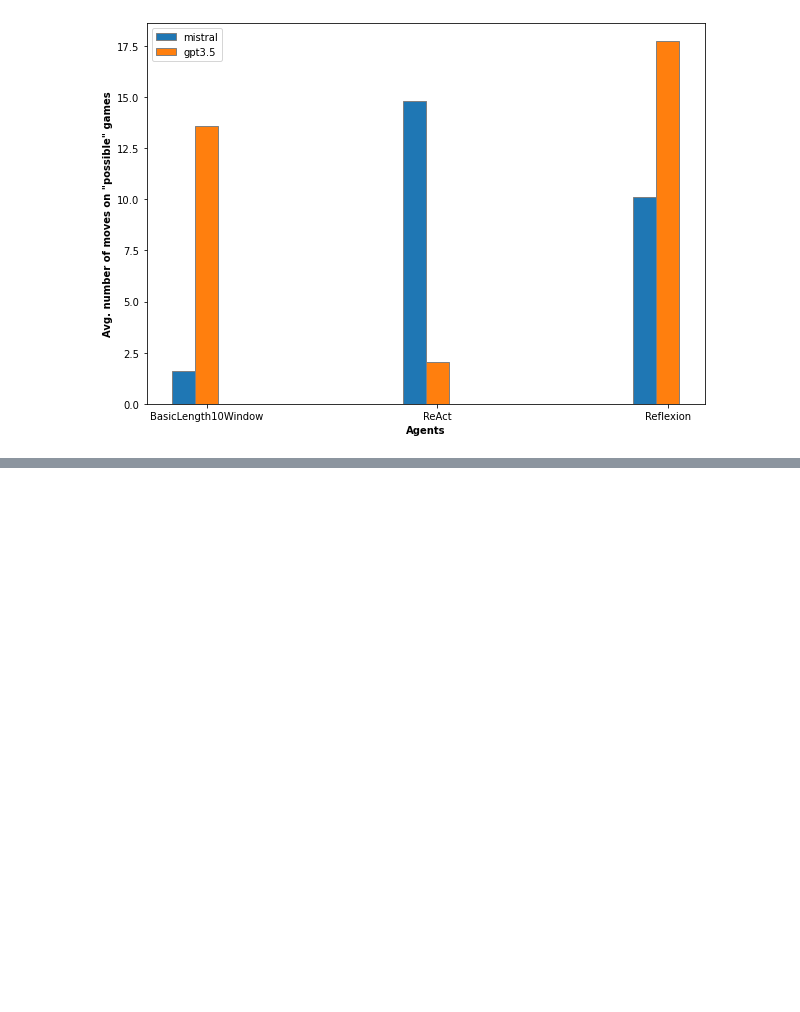
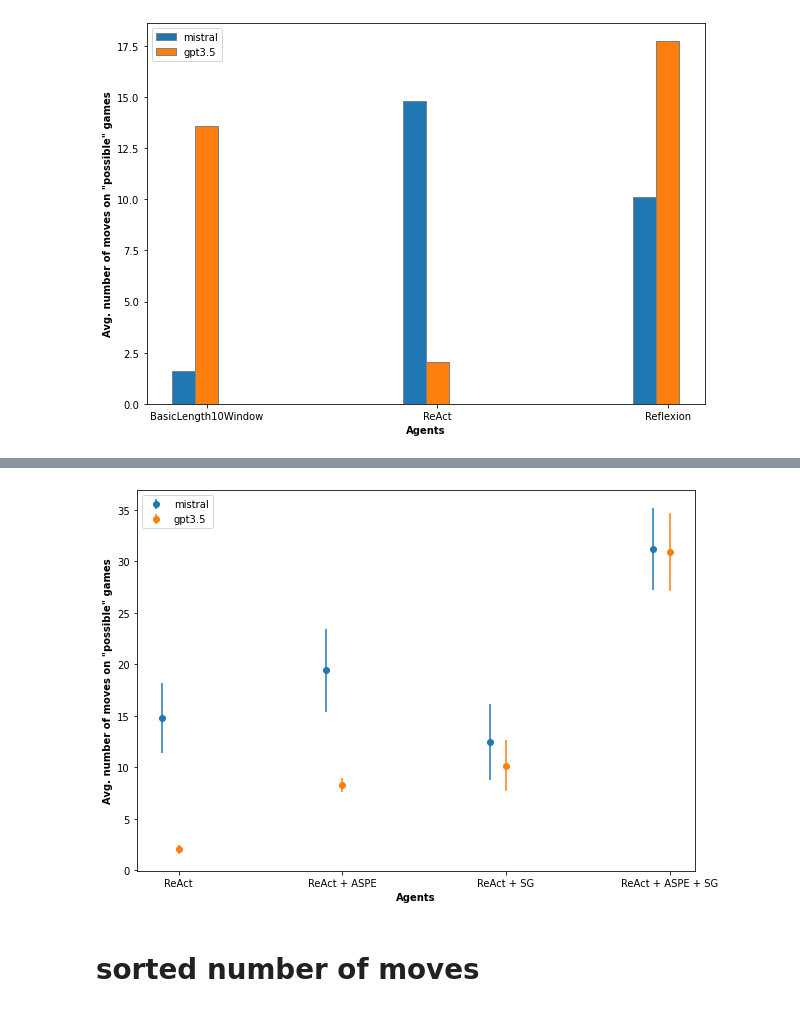
Before and after one commit to caenopy/if-agents, a Jupyter notebook: visualization/viz.ipynb, the cells around one changed output, grey strips where cells are left out. Saved outputs shown, nothing was run; the diff lists cells and outputs as text; code cells hidden in the pictures; blank space fills up the shorter version.

```diff
--- a/visualization/viz.ipynb
+++ b/visualization/viz.ipynb
@@ -374,0 +563,21 @@ generate_moves_graph(
+# %%
+generate_moves_graph_with_errors(
+    [
+        [react_mistral_dir, react_gpt_35_dir],
+        [react_actionspace_mistral_dir, react_actionspace_gpt_dir],
+        [react_shorterprompt_noaction_mistral, react_shorterprompt_noaction_gpt],
+        [react_shorterprompt_mistral_dir, react_shorterprompt_gpt_dir]
+    ],
+    [
+        'ReAct',
+        'ReAct + ASPE',
+        'ReAct + SG',
+        'ReAct + ASPE + SG',
+
+    ],
+    ['mistral', 'gpt3.5']
+)
+# %% [output]
+[figure, added]
+# %% [markdown]
+# sorted number of moves
```
Also changed, not shown: parts of 11 cells of this notebook.
